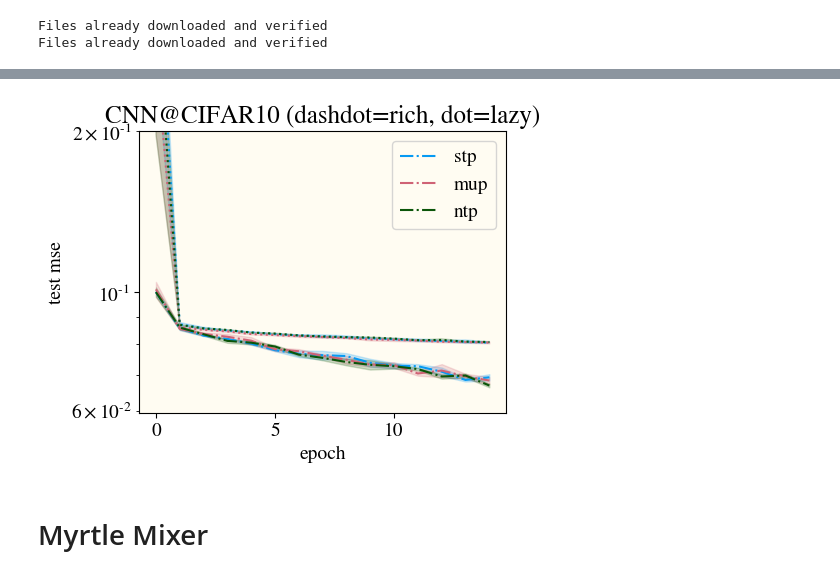
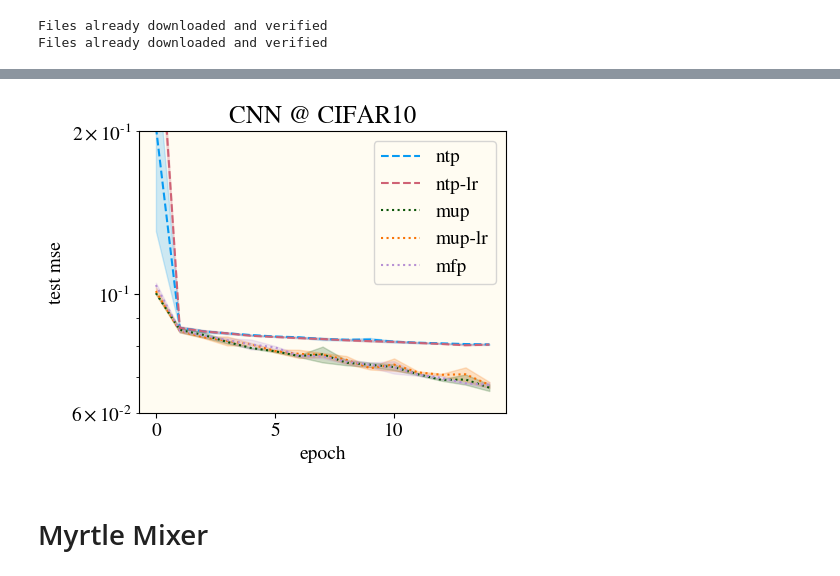
Before and after one commit to dkarkada/mupify, a Jupyter notebook: example.ipynb, the cells around one changed output, grey strips where cells are left out. Saved outputs shown, nothing was run; the diff lists cells and outputs as text; code cells hidden in the pictures.

Commit message:
change naming convention, add model rescaling, add more experiments

```diff
--- a/example.ipynb
+++ b/example.ipynb
@@ -163,0 +272,12 @@ plt.show()
+# %%
+imdata = ImageData("mnist", 'data')
+X_train, y_train = imdata.get_dataset(2000, get='train')
+X_test, y_test = imdata.get_dataset(5000, get='test')
+X_train = X_train.reshape(X_train.shape[0], -1)
+X_test = X_test.reshape(X_test.shape[0], -1)
+X_train, y_train, X_test, y_test = [torch.Tensor(d).cuda() for d in (X_train, y_train, X_test, y_test)]
+
+train_loader = torch.utils.data.DataLoader(torch.utils.data.TensorDataset(X_train, y_train),
+                                           batch_size=64, shuffle=True)
+test_loader = torch.utils.data.DataLoader(torch.utils.data.TensorDataset(X_test, y_test),
+                                          batch_size=64, shuffle=False)
@@ -187,14 +373,11 @@ class Myrtle5(nn.Module):
 
 device = torch.device("cuda" if torch.cuda.is_available() else "cpu")
 # %%
-WIDTH = 512
-param = 'mup'
-gamma = np.sqrt(WIDTH)
+param = 'mup'    # choose one of ["ntp", "mup", "mfp", "ntp-lr", "mup-lr"].
 
-model = Myrtle5(chan_in=3, d_out=10, width=WIDTH).to(device)
+model = Myrtle5(chan_in=3, d_out=10, width=512).to(device)
 optimizer = torch.optim.SGD(model.parameters(), lr=1, momentum=0.9)
-mupify(model, optimizer, readin='conv1', readout='readout',
-       gamma=gamma, param=param)
+mupify(model, optimizer, param=param, verbose=True)
 
 inp = torch.normal(0, 1, size=(256, 3, 32, 32)).cuda()
 print_model_measurements(model, optimizer, inp)
@@ -262,29 +442,26 @@ for i, param in enumerate(['stp', 'mup', 'ntp']):
 # %%
 plt.figure(figsize=(5, 4))
 
-colors = ['xkcd:azure', 'xkcd:rose', 'xkcd:forest']
-labels = ['stp', 'mup', 'ntp']
-ls = [':', '-.']
-for i, param in enumerate(labels):
-    for j, gamma in enumerate([1, np.sqrt(WIDTH)]):
-        label = labels[i] if j==1 else ''
-        color = colors[i]
-        acc = test_errors[i, j]
-        mean, std = acc.mean(axis=0), acc.std(axis=0)
-        epochs = np.arange(len(mean))
-        plt.plot(epochs, mean, color=color, label=label, ls=ls[j])
-        plt.fill_between(epochs, mean-std, mean+std, alpha=0.2, color=color)
+labels = ["ntp", "ntp-lr", "mup", "mup-lr", "mfp"]
+colors = ['xkcd:azure', 'xkcd:rose', 'xkcd:forest', 'xkcd:orange', 'xkcd:pale purple']
+ls = ["--", "--", ":", ":", ":"]
+for i, label in enumerate(labels):
+    acc = test_errors[i]
+    mean, std = acc.mean(axis=0), acc.std(axis=0)
+    epochs = np.arange(len(mean))
+    plt.plot(epochs, mean, color=colors[i], label=label, ls=ls[i])
+    plt.fill_between(epochs, mean-std, mean+std, alpha=0.2, color=colors[i])
 
-plt.title('CNN@CIFAR10 (dashdot=rich, dot=lazy)')
+plt.title('CNN @ CIFAR10')
 plt.legend()
 plt.yscale('log')
 plt.ylabel('test mse')
 plt.ylim(top=0.2)
 plt.xlabel('epoch')
 plt.tight_layout()
 plt.show()
 # %% [output]
-[figure, old version]
+[figure, new version]
 # %% [markdown]
 # Myrtle Mixer
 # %%
```
Also changed, not shown: parts of 20 cells of this notebook, 2 other files.
